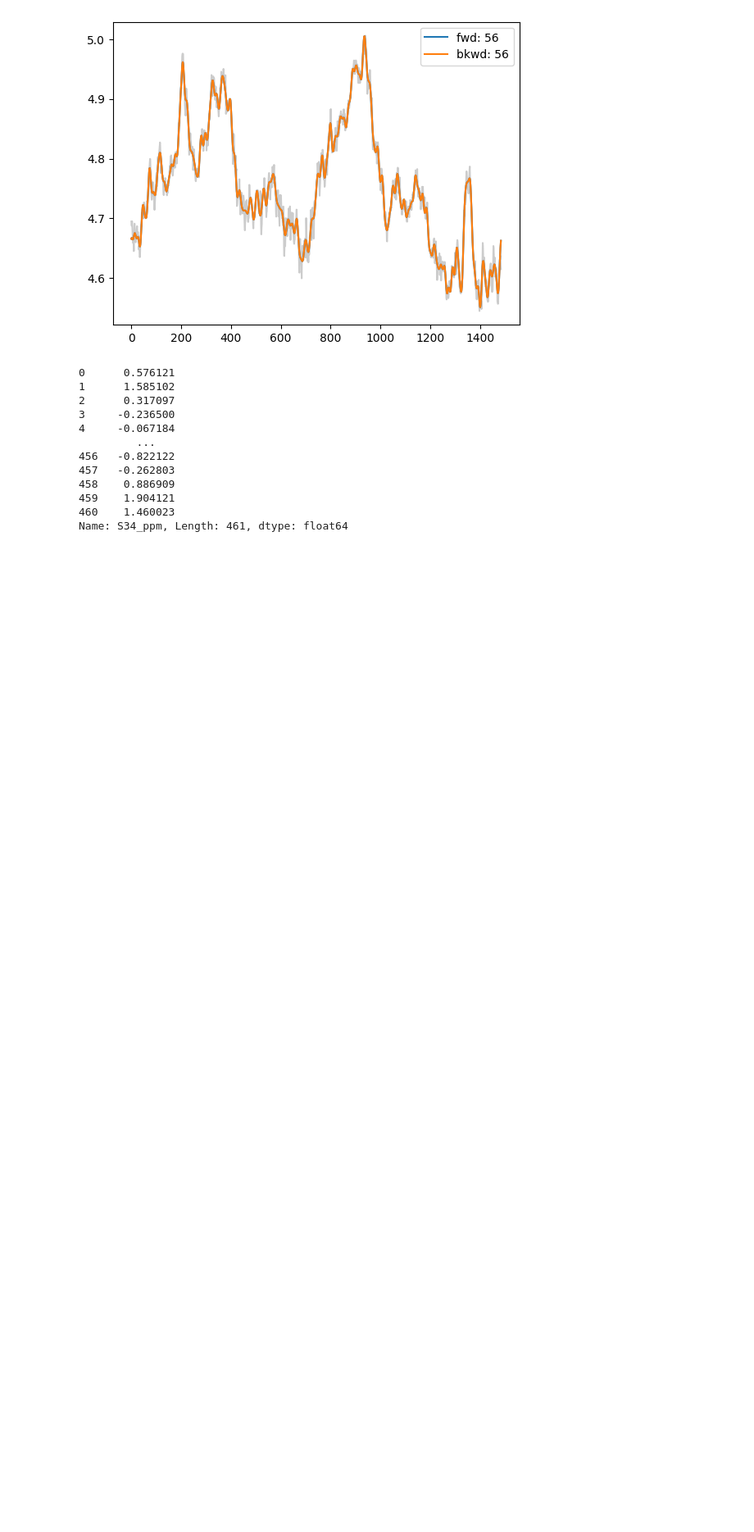
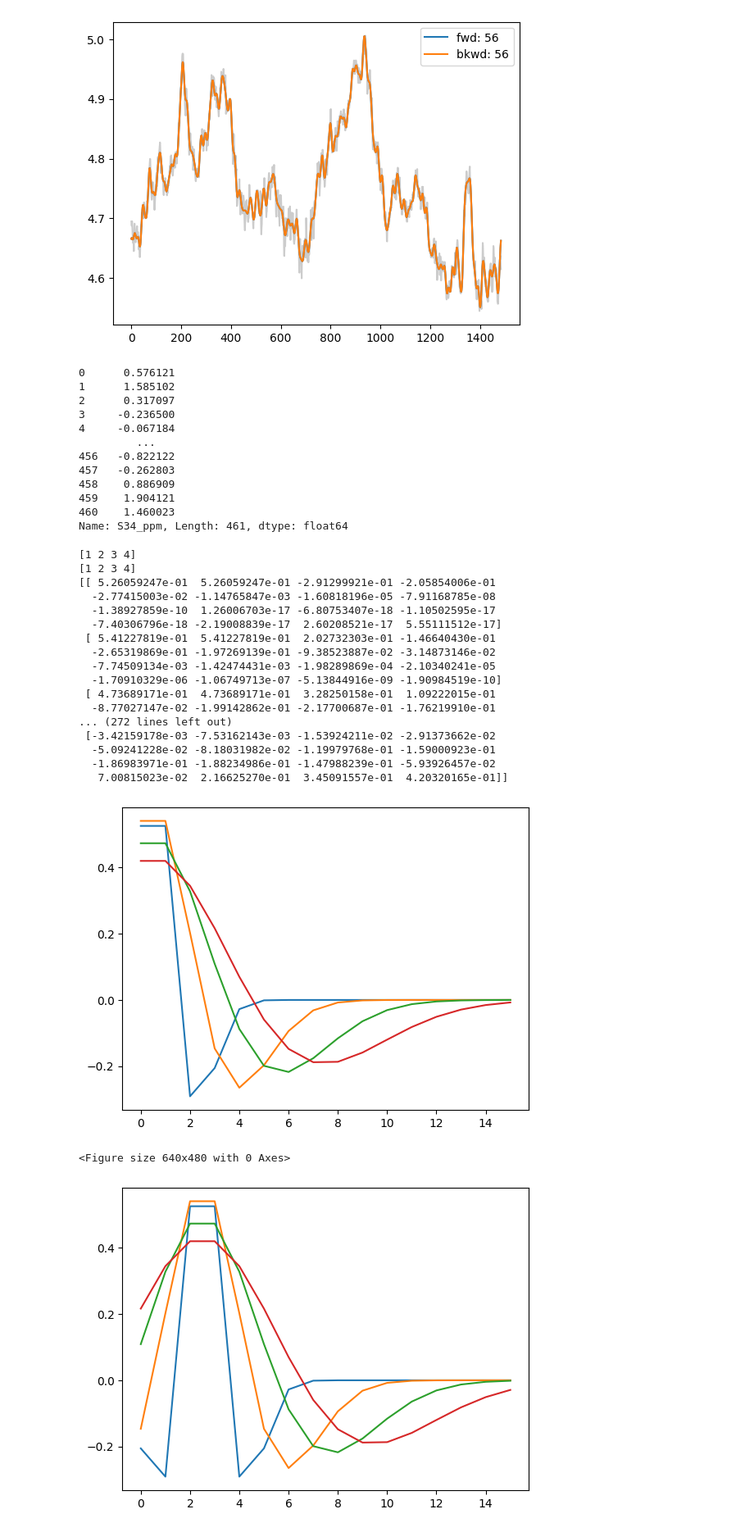
Before and after one commit to angus-lewis/SharkAgeEstimation, a Jupyter notebook: filter_demo.ipynb, the cells around one changed output. Shown at 82% size. Drawn from its saved outputs; the diff is of its cells as text; code cells hidden in the pictures; blank space fills up the shorter version.

Commit message:
Implementation of basis pursuit denoising.
Rough implementation of BPDN aimed at shark data using Ricker wavelet dictionary.
Updated Python to latest version.

```diff
--- a/filter_demo.ipynb
+++ b/filter_demo.ipynb
@@ -230,3 +196,39 @@ for i in range(len(grey_array)):
 459    1.904121
 460    1.460023
 Name: S34_ppm, Length: 461, dtype: float64
+# %%
+import basis_pursiut_denoising as bpd
+
+def get_wavelet_matrix(signal_length, wavelet, level):
+    basis = []
+    for i in range(signal_length):
+        x = np.zeros(signal_length)
+        x[i] = 1.0
+        coeffs = bpd.pywt.wavedec(x, wavelet, mode='periodization', level=level)
+        arr, _ = bpd.pywt.coeffs_to_array(coeffs)
+        basis.append(arr)
+    return np.array(basis)  # Columns are basis vectors
+
+dictionary = get_wavelet_matrix(8, 'db1', int(np.log2(8)))
+print(dictionary)
+# %% [output]
+[1 2 3 4]
+[1 2 3 4]
+[[ 5.26059247e-01  5.26059247e-01 -2.91299921e-01 -2.05854006e-01
+  -2.77415003e-02 -1.14765847e-03 -1.60818196e-05 -7.91168785e-08
+  -1.38927859e-10  1.26006703e-17 -6.80753407e-18 -1.10502595e-17
+  -7.40306796e-18 -2.19008839e-17  2.60208521e-17  5.55111512e-17]
+ [ 5.41227819e-01  5.41227819e-01  2.02732303e-01 -1.46640430e-01
+  -2.65319869e-01 -1.97269139e-01 -9.38523887e-02 -3.14873146e-02
+  -7.74509134e-03 -1.42474431e-03 -1.98289869e-04 -2.10340241e-05
+  -1.70910329e-06 -1.06749713e-07 -5.13844916e-09 -1.90984519e-10]
+ [ 4.73689171e-01  4.73689171e-01  3.28250158e-01  1.09222015e-01
+  -8.77027147e-02 -1.99142862e-01 -2.17700687e-01 -1.76219910e-01
+... (272 lines left out)
+ [-3.42159178e-03 -7.53162143e-03 -1.53924211e-02 -2.91373662e-02
+  -5.09241228e-02 -8.18031982e-02 -1.19979768e-01 -1.59000923e-01
+  -1.86983971e-01 -1.88234986e-01 -1.47988239e-01 -5.93926457e-02
+   7.00815023e-02  2.16625270e-01  3.45091557e-01  4.20320165e-01]]
+[figure, added]
+<Figure size 640x480 with 0 Axes>
+[figure, added]
```
Also changed, not shown: parts of 16 cells of this notebook, 3 other files.
